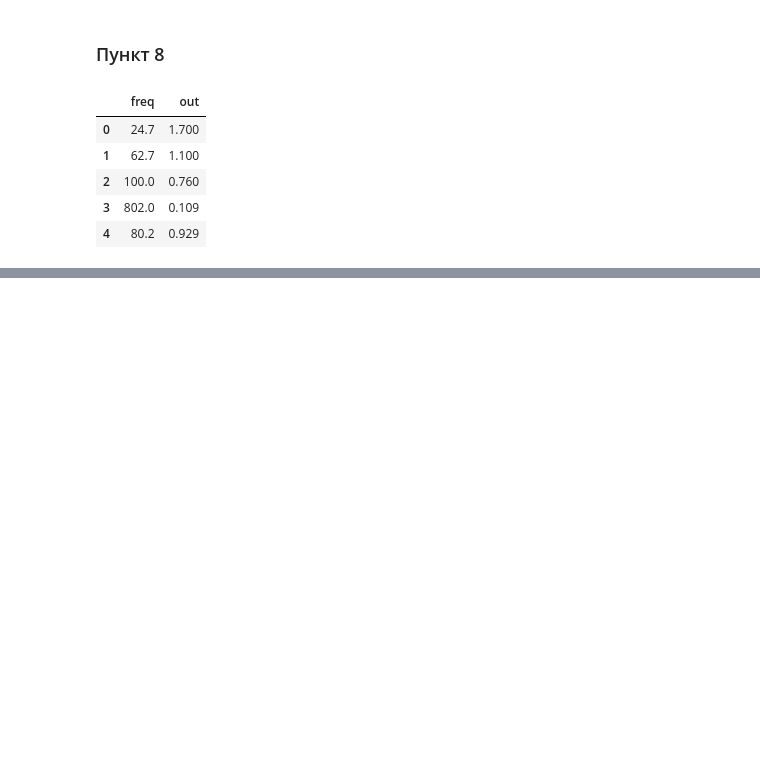
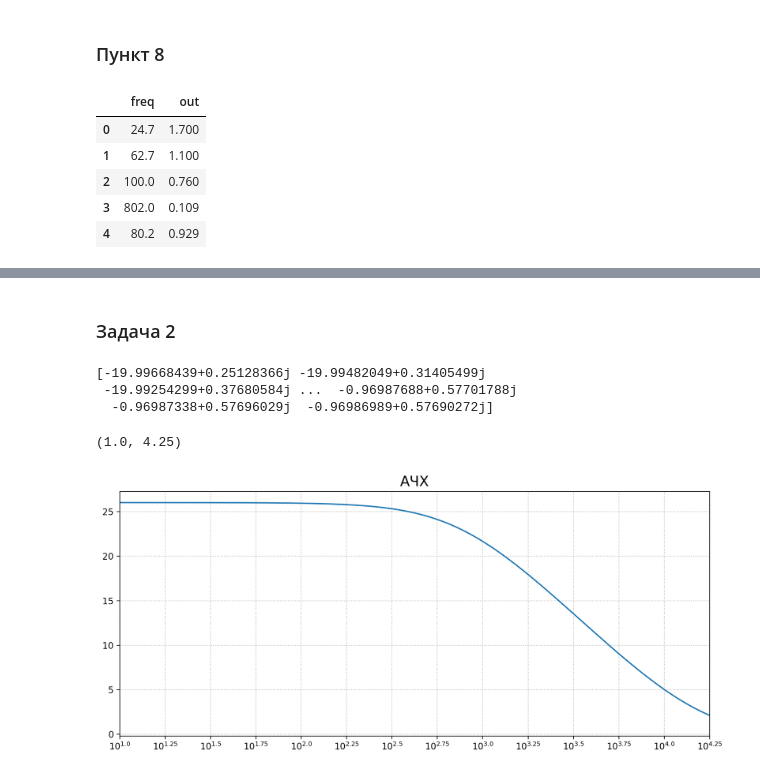
Before and after one commit to ShmakovVladimir/Labs, a Jupyter notebook: Схемотехника/Операционный усилитель/main.ipynb, the cells around one changed output, grey strips where cells are left out. Drawn from its saved outputs; the diff is of its cells as text; code cells hidden in the pictures; blank space fills up the shorter version.

Commit message:
добавлены решения задач по схемотехнике

```diff
--- a/Схемотехника/Операционный усилитель/main.ipynb
+++ b/Схемотехника/Операционный усилитель/main.ipynb
@@ -80,0 +103,26 @@ print(data.freq[2])
+# %% [markdown]
+### Задача 2
+# %%
+f = np.linspace(10, 25 * 1e3, 10000)
+C = 1e-6
+
+num = 200 + (20 / (2 * np.pi * f * C * 1j))
+den = 210 + (1 / (2 * np.pi * f * C * 1j))
+k = -num / den
+print(k)
+k_db = 20 * np.log10(np.abs(k))
+plt.figure(figsize=(12, 5), dpi = 200)
+plt.plot(np.log10(f), k_db)
+plt.title("АЧХ", fontsize = 16)
+x_tiks = np.arange(1, 4.5, 0.25)
+plt.xticks(x_tiks)
+ax = plt.gca()
+ax.set_xticklabels([r"$10^{" + str(round(a, 2)) + "}$" for a in x_tiks])
+plt.grid(ls = ':')
+plt.xlim(1, 4.25)
+# %% [output]
+[-19.99668439+0.25128366j -19.99482049+0.31405499j
+ -19.99254299+0.37680584j ...  -0.96987688+0.57701788j
+  -0.96987338+0.57696029j  -0.96986989+0.57690272j]
+(1.0, 4.25)
+[figure, added]
```
Also changed, not shown: parts of 4 cells of this notebook, 1 other file.
